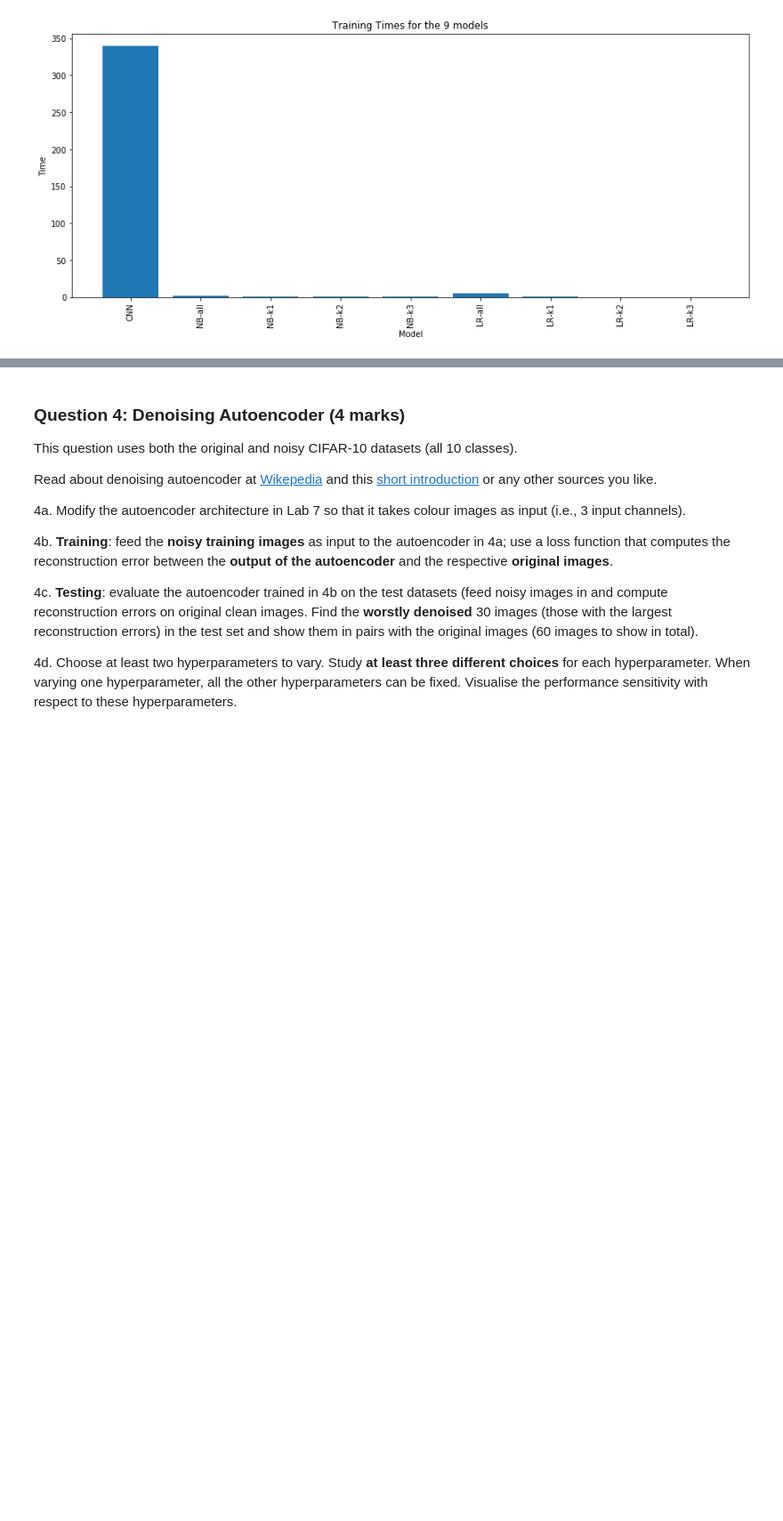
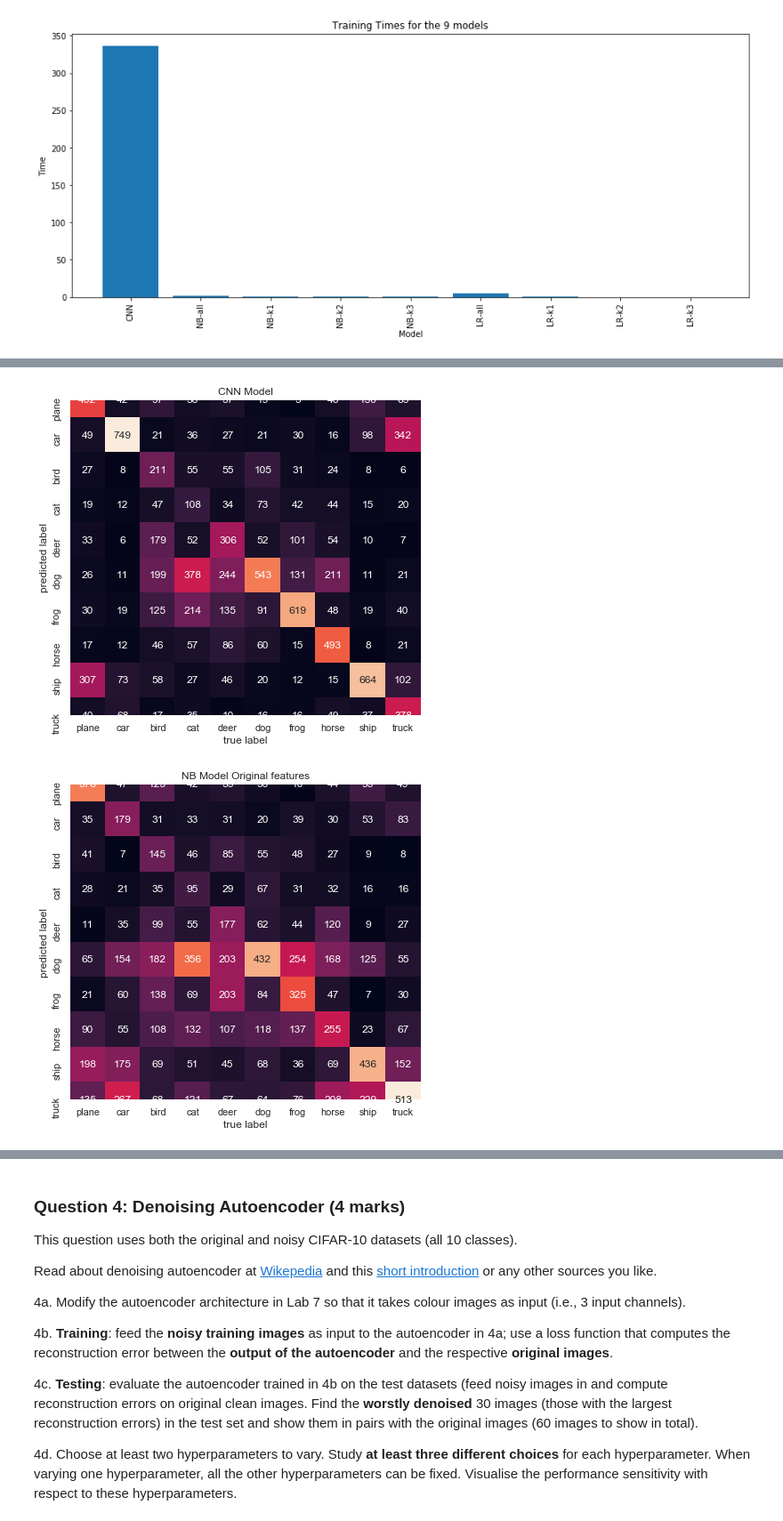
Before and after one commit to Fiyin39/com4509--assignment2, a Jupyter notebook: COM4509-6509_Assignment_2_UCard_XXXXXXXXX(1).ipynb, the cells around one changed output, grey strips where cells are left out. Shown at 89% size. Drawn from its saved outputs; the diff is of its cells as text; code cells hidden in the pictures; blank space fills up the shorter version.

Commit message:
All confusion matrices done

```diff
--- a/COM4509-6509_Assignment_2_UCard_XXXXXXXXX(1).ipynb
+++ b/COM4509-6509_Assignment_2_UCard_XXXXXXXXX(1).ipynb
@@ -681,13 +671,13 @@ Finished Training
 correct = 0
 total = 0
 start = timeit.default_timer()
-predicted_values = []
+cnn_model_labels = []
 with torch.no_grad():
     for data in testloader:
         images, labels = data
         outputs = net(images)
         _, predicted = torch.max(outputs.data, 1)
-        predicted_values.append(predicted)
+        cnn_model_labels.append(predicted)
         total += labels.size(0)
         correct += (predicted == labels).sum().item()
 stop = timeit.default_timer()
@@ -799,22 +789,41 @@ plot_graph(title, y_axis_label, list(test_times.values()), [*test_times], x_labe
 # %%
 """
 3e. Show the confusion matrix for these nine classifiers
 """
 import seaborn as sns; sns.set() # for statistical data visualization
 #Consufion matrix - Naive Bayes Classifier with all features
 from sklearn.metrics import confusion_matrix
 import matplotlib.pyplot as plt
 
 def plot_confusion(test_labels, model_labels, image_classes):
     mat = confusion_matrix(test_labels, np.asarray(model_labels))
     sns.heatmap(mat.T, square=True, annot=True, fmt='d', cbar=False,
                 xticklabels=image_classes, yticklabels=image_classes)
     plt.xlabel('true label')
     plt.ylabel('predicted label');
 
-for i in model_labels_nb3:
+plt.figure(figsize = (30, 30))
+plt.subplot(4,2,1)
+plt.title("CNN Model")
+plot_confusion(test_labels, cnn_model_labels, image_classes)
+
+for i in range(len(model_labels_nb3)):
     plt.figure(figsize = (30, 30))
-    plt.subplot(4,15,i+1)
+    plt.subplot(4,2,i+1)
+    if i == 0:
+        plt.title("NB Model Original features")
+    else:
+        plt.title(f"NB Model-k{i}")
+    plot_confusion(test_labels, model_labels_nb3[i], image_classes)
 
-    plt.subplot(9,1,2)
-    plot_confusion(test_labels, i, image_classes)
+for i in range(len(model_labels_lr)):
+    plt.figure(figsize = (30, 30))
+    plt.subplot(4,2,i+1)
+    if i == 0:
+        plt.title("LR Model Original features")
+    else:
+        plt.title(f"LR Model-k{i}")
+    plot_confusion(test_labels, model_labels_lr[i], image_classes)
+# %% [output]
+[figure, added]
+[figure, added]
```
Also changed, not shown: parts of 5 cells of this notebook.
